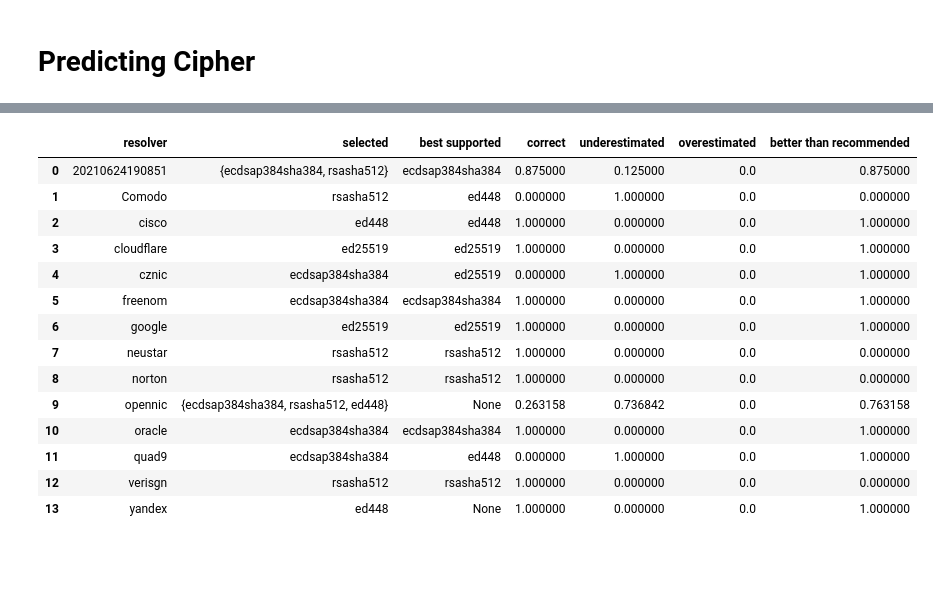
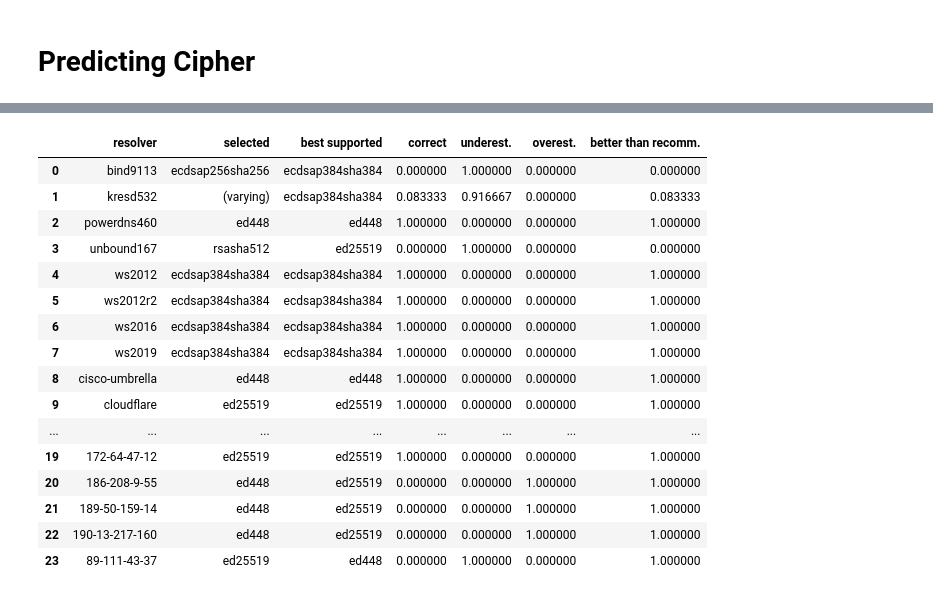
Before and after one commit to nils-wisiol/dns-downgrade-attack, a Jupyter notebook: analysis/Predicting Resolver Response Code Based on Query Headers and Zone Information.ipynb, the cells around one changed output, grey strips where cells are left out. Cells and saved outputs as stored; diff of their text form; code cells hidden in the pictures; blank space fills up the shorter version.

```diff
--- a/analysis/Predicting Resolver Response Code Based on Query Headers and Zone Information.ipynb
+++ b/analysis/Predicting Resolver Response Code Based on Query Headers and Zone Information.ipynb
@@ -362,11 +356,12 @@ fdata['best_algo'] = fdata.apply(lambda row: resolver_best.get(row['resolver'],
 resolvers = set(resolver_best.keys()) | set(fdata['resolver'].unique())
 resolvers_lab = {'bind9113',
  'powerdns460',
+ 'kresd532',
  'unbound167',
  'ws2012',
  'ws2012r2',
  'ws2016',
  'ws2019'}
-resolvers_named_open = resolvers - resolvers_lab
-resolver_order = list(sorted(resolvers_lab)) + list(sorted(resolvers_named_open))
-resolver_order
+resolvers_anon = {r for r in resolvers if r[0] in '0123456789'}
+resolvers_named = resolvers - resolvers_anon - resolvers_lab
+resolver_order = list(sorted(resolvers_lab)) + list(sorted(resolvers_named) + list(sorted(resolvers_anon)))
@@ -391,9 +398,13 @@ resolver_order
+# %%
+fdata = fdata[fdata['resolver'].isin(resolvers_selected)]
 # %%
 fdata['best supported'] = fdata.apply(lambda row: resolver_best.get(row['resolver'], None), axis=1)
 fdata['pred_num'] = fdata.apply(lambda row: ALGO_NUM[row['selected']], axis=1)
 fdata['best_algo_num'] = fdata.apply(lambda row: ALGO_NUM.get(row['best_algo'], None), axis=1)
 fdata['correct'] = (fdata['selected'] == fdata['best_algo']).astype(np.float)
-fdata['overestimated'] = (fdata['pred_num'] > fdata['best_algo_num']).astype(np.float)
-fdata['underestimated'] = (fdata['pred_num'] < fdata['best_algo_num']).astype(np.float)
-fdata['better than recommended'] = (fdata['pred_num'] > 13).astype(np.float)
+fdata['overest.'] = (fdata['pred_num'] > fdata['best_algo_num']).astype(np.float)
+fdata['underest.'] = (fdata['pred_num'] < fdata['best_algo_num']).astype(np.float)
+fdata['better than recomm.'] = (fdata['pred_num'] > 13).astype(np.float)
+# %%
+fdata = fdata[~fdata['best supported'].isna()]
 # %%
@@ -417,7 +428,7 @@ def list_values(c):
     c = set(c)
     if len(c) == 1:
         return next(iter(c))
-    return c
+    return '(varying)'
 
 def single_value(c):
     c = set(c)
@@ -431,9 +442,9 @@ cipher_selection = fdata[~fdata['best_algo'].isna()].groupby(['resolver']).agg({
     'selected': [list_values],
     'best supported': [single_value],
     'correct': ['mean'],
-    'underestimated': ['mean'],
-    'overestimated': ['mean'],
-    'better than recommended': ['mean'],
+    'underest.': ['mean'],
+    'overest.': ['mean'],
+    'better than recomm.': ['mean'],
 }).sort_values('resolver', key=lambda r: list(map(lambda e: resolver_order.index(e), r)))
 cipher_selection.columns = cipher_selection.columns.droplevel(1)
 cipher_selection = cipher_selection.reset_index()
@@ -441,6 +452,7 @@ print(cipher_selection.to_latex(
     float_format=lambda f: f"{f:.0%}",
     index=False,
 ))
+cipher_selection.to_csv('cipher_selection.csv')
 cipher_selection
 # %% [output]
 \begin{tabular}{lllrrrr}
@@ -464,17 +473,19 @@ cipher_selection
 \bottomrule
 \end{tabular}
-|  | resolver | selected | best supported | correct | underestimated | overestimated | better than recommended |
-| 0 | 20210624190851 | {ecdsap384sha384, rsasha512} | ecdsap384sha384 | 0.875000 | 0.125000 | 0.0 | 0.875000 |
-| 1 | Comodo | rsasha512 | ed448 | 0.000000 | 1.000000 | 0.0 | 0.000000 |
-| 2 | cisco | ed448 | ed448 | 1.000000 | 0.000000 | 0.0 | 1.000000 |
-| 3 | cloudflare | ed25519 | ed25519 | 1.000000 | 0.000000 | 0.0 | 1.000000 |
-| 4 | cznic | ecdsap384sha384 | ed25519 | 0.000000 | 1.000000 | 0.0 | 1.000000 |
-| 5 | freenom | ecdsap384sha384 | ecdsap384sha384 | 1.000000 | 0.000000 | 0.0 | 1.000000 |
-| 6 | google | ed25519 | ed25519 | 1.000000 | 0.000000 | 0.0 | 1.000000 |
-| 7 | neustar | rsasha512 | rsasha512 | 1.000000 | 0.000000 | 0.0 | 0.000000 |
-| 8 | norton | rsasha512 | rsasha512 | 1.000000 | 0.000000 | 0.0 | 0.000000 |
-| 9 | opennic | {ecdsap384sha384, rsasha512, ed448} | None | 0.263158 | 0.736842 | 0.0 | 0.763158 |
-| 10 | oracle | ecdsap384sha384 | ecdsap384sha384 | 1.000000 | 0.000000 | 0.0 | 1.000000 |
-| 11 | quad9 | ecdsap384sha384 | ed448 | 0.000000 | 1.000000 | 0.0 | 1.000000 |
-| 12 | verisgn | rsasha512 | rsasha512 | 1.000000 | 0.000000 | 0.0 | 0.000000 |
-| 13 | yandex | ed448 | None | 1.000000 | 0.000000 | 0.0 | 1.000000 |
+|  | resolver | selected | best supported | correct | underest. | overest. | better than recomm. |
+| 0 | bind9113 | ecdsap256sha256 | ecdsap384sha384 | 0.000000 | 1.000000 | 0.000000 | 0.000000 |
+| 1 | kresd532 | (varying) | ecdsap384sha384 | 0.083333 | 0.916667 | 0.000000 | 0.083333 |
+| 2 | powerdns460 | ed448 | ed448 | 1.000000 | 0.000000 | 0.000000 | 1.000000 |
+| 3 | unbound167 | rsasha512 | ed25519 | 0.000000 | 1.000000 | 0.000000 | 0.000000 |
+| 4 | ws2012 | ecdsap384sha384 | ecdsap384sha384 | 1.000000 | 0.000000 | 0.000000 | 1.000000 |
+| 5 | ws2012r2 | ecdsap384sha384 | ecdsap384sha384 | 1.000000 | 0.000000 | 0.000000 | 1.000000 |
+| 6 | ws2016 | ecdsap384sha384 | ecdsap384sha384 | 1.000000 | 0.000000 | 0.000000 | 1.000000 |
+| 7 | ws2019 | ecdsap384sha384 | ecdsap384sha384 | 1.000000 | 0.000000 | 0.000000 | 1.000000 |
+| 8 | cisco-umbrella | ed448 | ed448 | 1.000000 | 0.000000 | 0.000000 | 1.000000 |
+| 9 | cloudflare | ed25519 | ed25519 | 1.000000 | 0.000000 | 0.000000 | 1.000000 |
+| ... | ... | ... | ... | ... | ... | ... | ... |
+| 19 | 172-64-47-12 | ed25519 | ed25519 | 1.000000 | 0.000000 | 0.000000 | 1.000000 |
+| 20 | 186-208-9-55 | ed448 | ed25519 | 0.000000 | 0.000000 | 1.000000 | 1.000000 |
+| 21 | 189-50-159-14 | ed448 | ed25519 | 0.000000 | 0.000000 | 1.000000 | 1.000000 |
+| 22 | 190-13-217-160 | ed448 | ed25519 | 0.000000 | 0.000000 | 1.000000 | 1.000000 |
+| 23 | 89-111-43-37 | ed25519 | ed448 | 0.000000 | 1.000000 | 0.000000 | 1.000000 |
```
Also changed, not shown: parts of 16 cells of this notebook, 1 other file.
